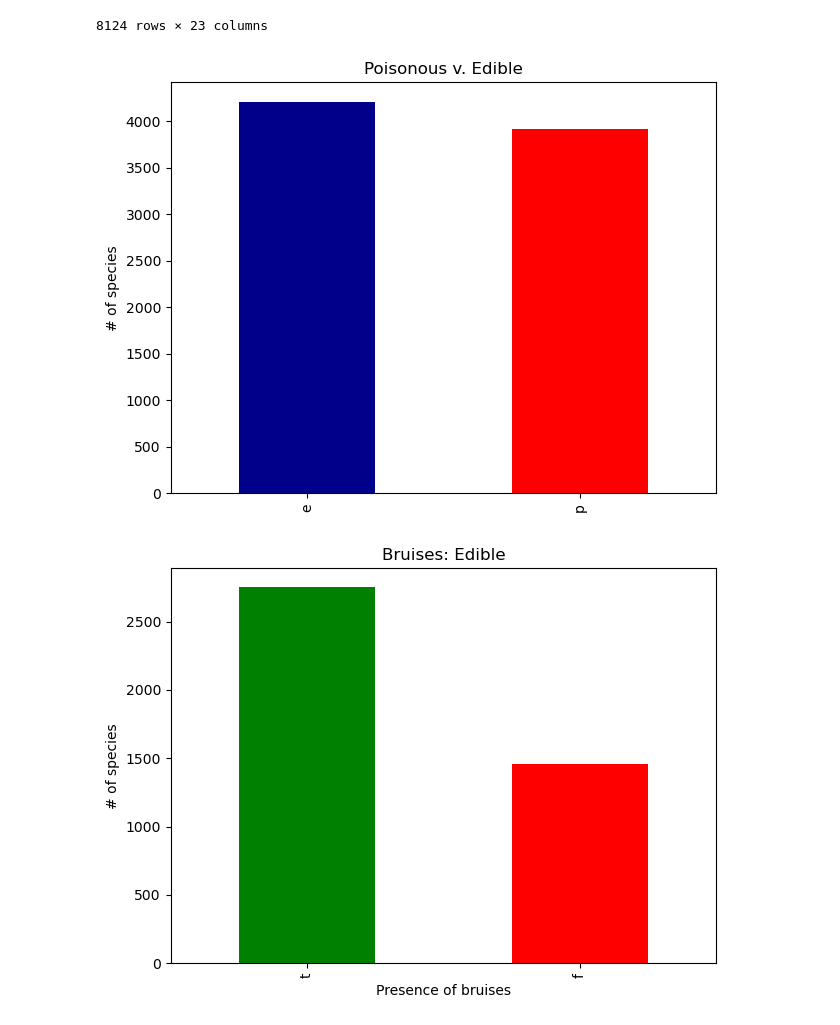
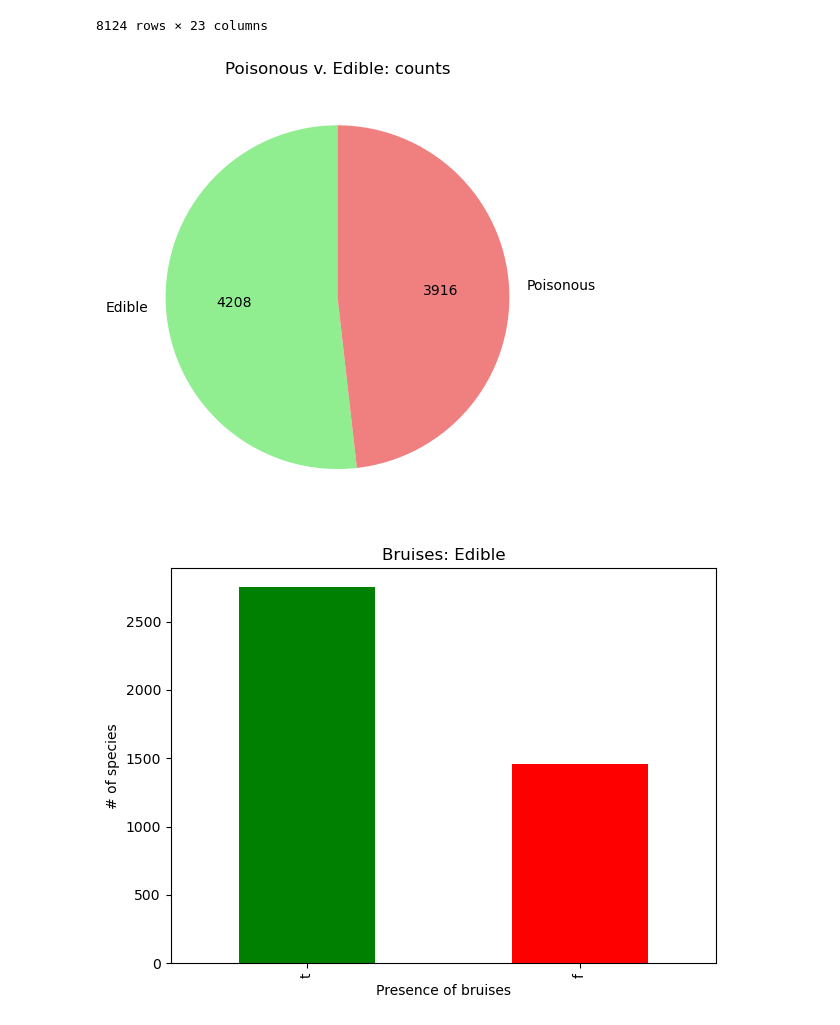
Before and after one commit to pmarbibi12/project_4_shroomin, a Jupyter notebook: gart_visuals.ipynb, the cells around one changed output. Cells and saved outputs as stored; diff of their text form; code cells hidden in the pictures.

Commit message:
the pie chart

```diff
--- a/gart_visuals.ipynb
+++ b/gart_visuals.ipynb
@@ -38,17 +38,26 @@ original_df
 # two separate dataframes for comparative figures
 edible_df = original_df[original_df['poisonous'] == "e"]
 poison_df = original_df[original_df['poisonous'] == "p"]
-# %%
-# counts of poisonous v edible
-PvE = original_df['poisonous'].value_counts().plot(kind = "bar",
-                                                  title = "Poisonous v. Edible",
-                                                  ylabel = "# of species",
-                                                  color = ["darkblue", "red"])
-plt.tight_layout()
-plt.savefig("static/assets/visuals/poison_vs_eds.png")
-plt.show()
-# %% [output]
-[figure, removed]
+# %%
+# counts of poisonous v edible
+PvE_counts = [original_df['poisonous'].value_counts()[0], original_df['poisonous'].value_counts()[1]]
+labels = ["Edible", "Poisonous"]
+colors = ["lightgreen", "lightcoral"]
+
+def autopct_format(values):
+    def my_format(pct):
+        total = sum(values)
+        val = int(round(pct*total/100.0))
+        return '{v:d}'.format(v=val)
+    return my_format
+PvE = plt.pie(PvE_counts, labels=labels, colors=colors, autopct = autopct_format(PvE_counts), startangle=90)
+
+plt.title("Poisonous v. Edible: counts")
+plt.tight_layout()
+plt.savefig("static/assets/visuals/poison_vs_eds_PIE.png")
+plt.show()
+# %% [output]
+[figure, added]
 # %%
 bruises_e = edible_df['bruises'].value_counts().plot(kind = "bar",
                                                        title = "Bruises: Edible",
```
Also changed, not shown: 1 other file.
